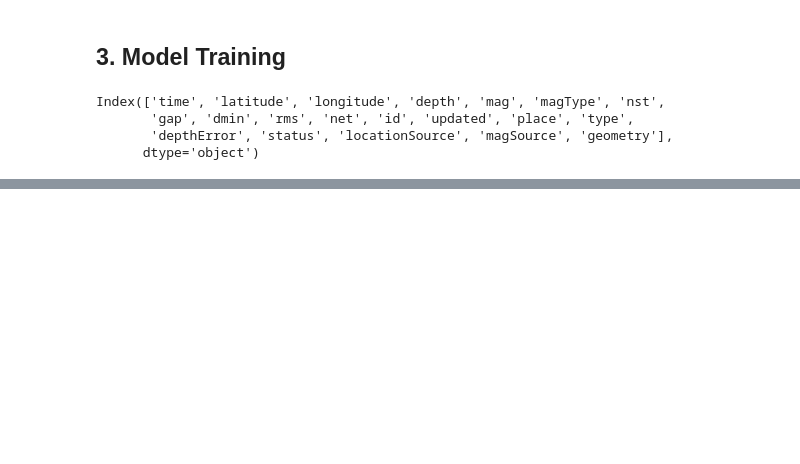
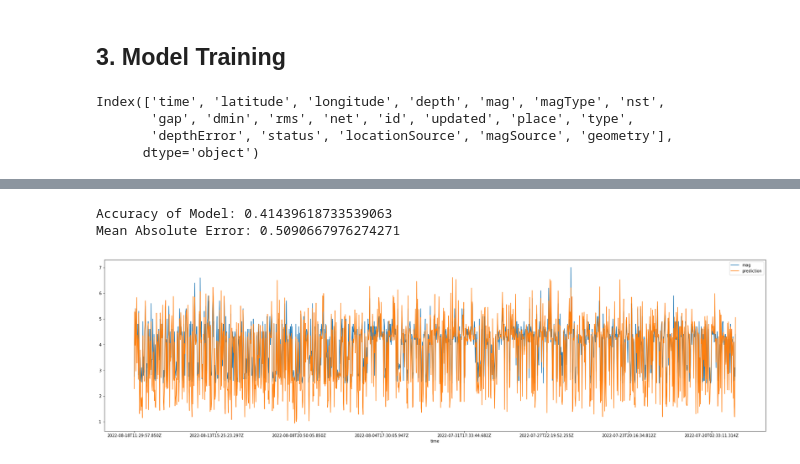
Before and after one commit to Andre-Gilbert/Earthquake-Prediction, a Jupyter notebook: ml/earthquake_prediction.ipynb, the cells around one changed output, grey strips where cells are left out. Drawn from its saved outputs; the diff is of its cells as text; code cells hidden in the pictures; blank space fills up the shorter version.

```diff
--- a/ml/earthquake_prediction.ipynb
+++ b/ml/earthquake_prediction.ipynb
@@ -243,0 +324,15 @@ Mean Absolute Error: 0.26620308734241604
+# %%
+df_validation.fillna('', inplace=True)
+# %%
+predictions = model.predict(df_validation[features + cat_features])
+print(f'Accuracy of Model: {model.score(df_validation[features + cat_features], df_validation[target])}')
+print(f'Mean Absolute Error: {mean_absolute_error(df_validation[target], predictions)}')
+
+df_plot = pd.DataFrame({'time': df_validation['time'], 'mag': df_validation[target], 'prediction': predictions})
+df_plot.iloc[::-1]
+df_plot.plot(x='time', figsize=(30, 8))
+plt.show()
+# %% [output]
+Accuracy of Model: 0.41439618733539063
+Mean Absolute Error: 0.5090667976274271
+[figure, added]
```
Also changed, not shown: parts of 16 cells of this notebook, 6 other files.
